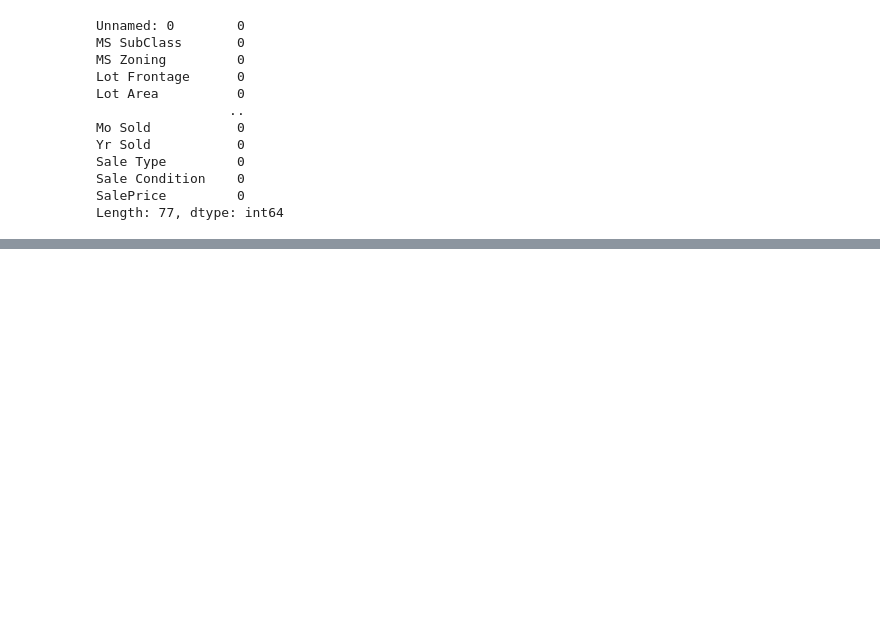
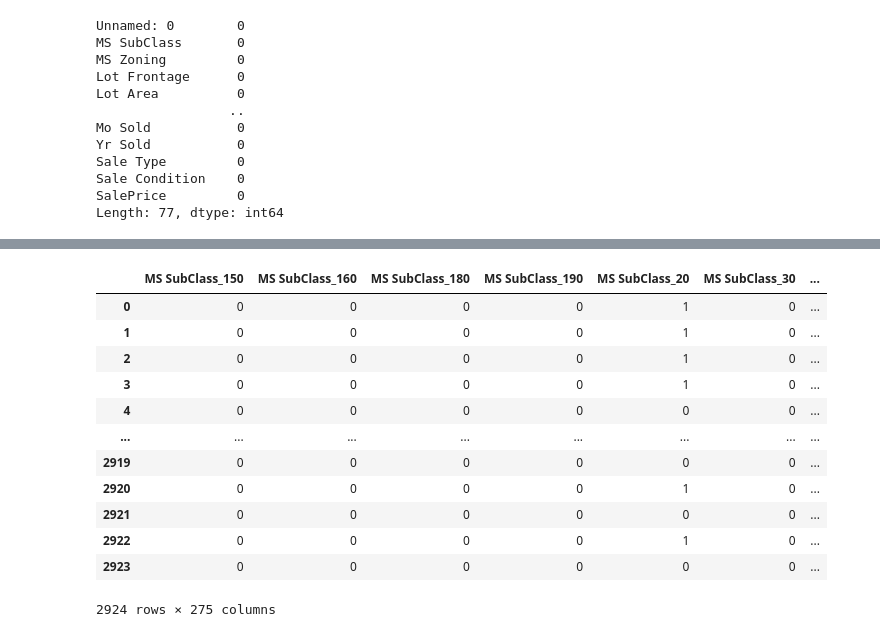
Before and after one commit to Metallicode/Math, a Jupyter notebook: Categorical_Data_Encoding.ipynb, the cells around one changed output, grey strips where cells are left out. Saved outputs shown, nothing was run; the diff lists cells and outputs as text; code cells hidden in the pictures; blank space fills up the shorter version.

```diff
--- a/Categorical_Data_Encoding.ipynb
+++ b/Categorical_Data_Encoding.ipynb
@@ -42,0 +176,2 @@ Length: 77, dtype: int64
+# %%
+objects_df_one_hot = pd.get_dummies(objects_df, drop_first=True)
@@ -42,0 +182,18 @@ Length: 77, dtype: int64
+# %%
+FINAL_DF = pd.concat([objects_df_one_hot, num_df], axis=1)
+# %%
+FINAL_DF
+# %% [output]
+|  | MS SubClass_150 | MS SubClass_160 | MS SubClass_180 | MS SubClass_190 | MS SubClass_20 | MS SubClass_30 | ... |
+| 0 | 0 | 0 | 0 | 0 | 1 | 0 | ... |
+| 1 | 0 | 0 | 0 | 0 | 1 | 0 | ... |
+| 2 | 0 | 0 | 0 | 0 | 1 | 0 | ... |
+| 3 | 0 | 0 | 0 | 0 | 1 | 0 | ... |
+| 4 | 0 | 0 | 0 | 0 | 0 | 0 | ... |
+| ... | ... | ... | ... | ... | ... | ... | ... |
+| 2919 | 0 | 0 | 0 | 0 | 0 | 0 | ... |
+| 2920 | 0 | 0 | 0 | 0 | 1 | 0 | ... |
+| 2921 | 0 | 0 | 0 | 0 | 0 | 0 | ... |
+| 2922 | 0 | 0 | 0 | 0 | 1 | 0 | ... |
+| 2923 | 0 | 0 | 0 | 0 | 0 | 0 | ... |
+2924 rows × 275 columns
```
Also changed, not shown: parts of 21 cells of this notebook.
